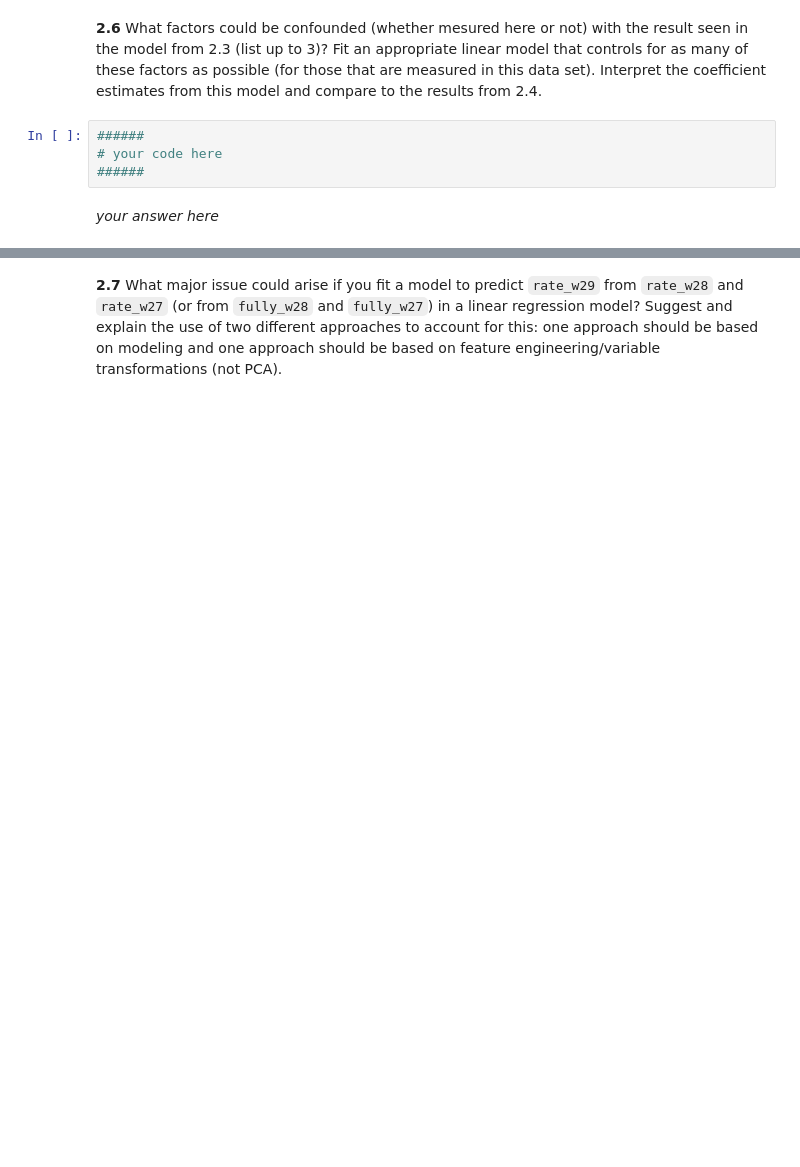
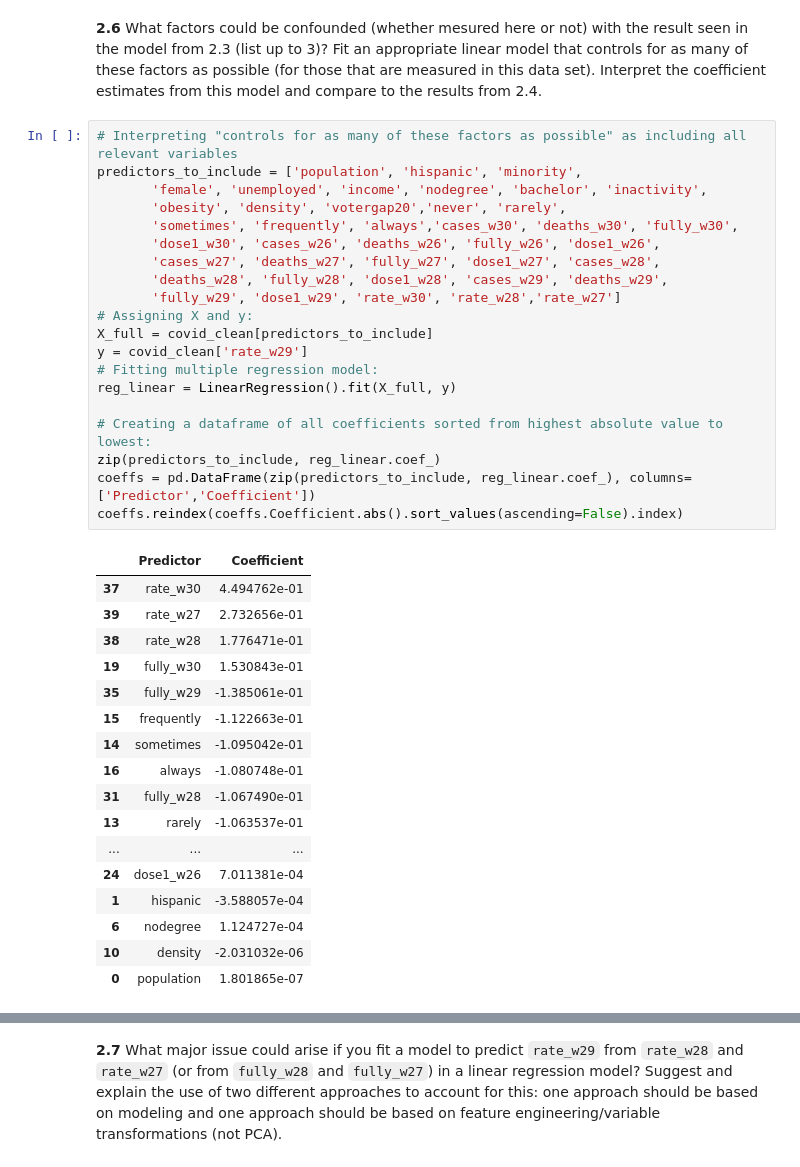
Before and after one commit to kkvalsvik/DataScience_cs109a_Harvard, a Jupyter notebook: cs_s109a_finalexam_2021.ipynb, the cells around one changed output, grey strips where cells are left out. Drawn from its saved outputs; the diff is of its cells as text; blank space fills up the shorter version.

```diff
--- a/cs_s109a_finalexam_2021.ipynb
+++ b/cs_s109a_finalexam_2021.ipynb
@@ -720,8 +732,40 @@ plt.show()
 # %% [markdown]
 **2.6** What factors could be confounded (whether mesured here or not) with the result seen in the model from 2.3 (list up to 3)?  Fit an appropriate linear model that controls for as many of these factors as possible (for those that are measured in this data set). Interpret the coefficient estimates from this model and compare to the results from 2.4.
-# %%
-######
-# your code here
-######
-# %% [markdown]
-*your answer here*
+# %%
+# Interpreting "controls for as many of these factors as possible" as including all relevant variables
+predictors_to_include = ['population', 'hispanic', 'minority',
+       'female', 'unemployed', 'income', 'nodegree', 'bachelor', 'inactivity',
+       'obesity', 'density', 'votergap20','never', 'rarely',
+       'sometimes', 'frequently', 'always','cases_w30', 'deaths_w30', 'fully_w30',
+       'dose1_w30', 'cases_w26', 'deaths_w26', 'fully_w26', 'dose1_w26',
+       'cases_w27', 'deaths_w27', 'fully_w27', 'dose1_w27', 'cases_w28',
+       'deaths_w28', 'fully_w28', 'dose1_w28', 'cases_w29', 'deaths_w29',
+       'fully_w29', 'dose1_w29', 'rate_w30', 'rate_w28','rate_w27']
+# Assigning X and y:
+X_full = covid_clean[predictors_to_include]
+y = covid_clean['rate_w29']
+# Fitting multiple regression model:
+reg_linear = LinearRegression().fit(X_full, y)
+
+# Creating a dataframe of all coefficients sorted from highest absolute value to lowest:
+zip(predictors_to_include, reg_linear.coef_)
+coeffs = pd.DataFrame(zip(predictors_to_include, reg_linear.coef_), columns=['Predictor','Coefficient'])
+coeffs.reindex(coeffs.Coefficient.abs().sort_values(ascending=False).index)
+# %% [output]
+|  | Predictor | Coefficient |
+| 37 | rate_w30 | 4.494762e-01 |
+| 39 | rate_w27 | 2.732656e-01 |
+| 38 | rate_w28 | 1.776471e-01 |
+| 19 | fully_w30 | 1.530843e-01 |
+| 35 | fully_w29 | -1.385061e-01 |
+| 15 | frequently | -1.122663e-01 |
+| 14 | sometimes | -1.095042e-01 |
+| 16 | always | -1.080748e-01 |
+| 31 | fully_w28 | -1.067490e-01 |
+| 13 | rarely | -1.063537e-01 |
+| ... | ... | ... |
+| 24 | dose1_w26 | 7.011381e-04 |
+| 1 | hispanic | -3.588057e-04 |
+| 6 | nodegree | 1.124727e-04 |
+| 10 | density | -2.031032e-06 |
+| 0 | population | 1.801865e-07 |
```
Also changed, not shown: parts of 17 cells of this notebook.
